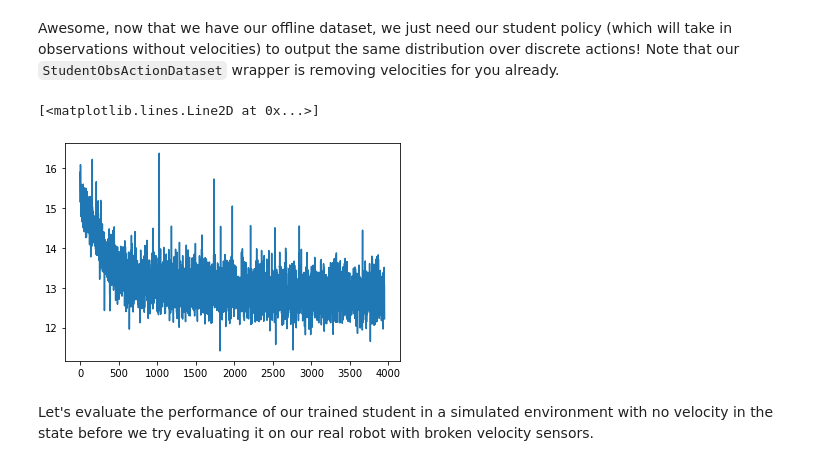
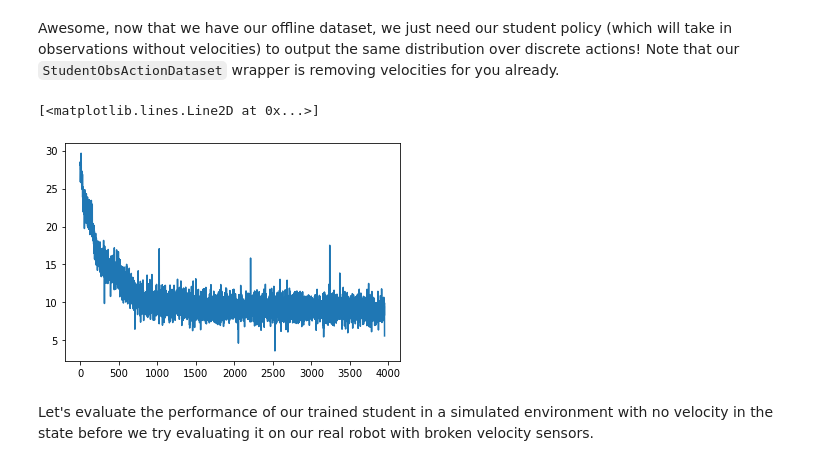
Before and after one commit to LuisCGit/6.484-reinforcement-learning, a Jupyter notebook: sim2real.ipynb, the cells around one changed output. Drawn from its saved outputs; the diff is of its cells as text; code cells hidden in the pictures.

```diff
--- a/sim2real.ipynb
+++ b/sim2real.ipynb
@@ -134,7 +134,7 @@ def train_ppo(env_name='Acrobot-v1', max_steps=100000):
     cfg.alg.eval_interval = 20
 
     cfg.alg.max_steps = max_steps
-    cfg.alg.device = 'cuda' if torch.cuda.is_available() else 'cpu'
+    cfg.alg.device = 'cpu' #'cuda' if torch.cuda.is_available() else
     cfg.alg.env_name = env_name
     cfg.alg.save_dir = Path.cwd().absolute().joinpath('data').as_posix()
     cfg.alg.save_dir += '/' + env_name
@@ -200,5 +200,5 @@ Run the below cell to train a PPO policy in this simulation environment, and rep
 
 ![](https://www.researchgate.net/publication/332779048/figure/fig8/AS:753590863937537@1556681471025/Acrobot-environment.ppm)
 # %%
-agent, save_dir = train_ppo(env_name="Acrobot-v1")
+agent, save_dir = train_ppo(env_name="Acrobot-v1",max_steps=10000)
 # %% [output]
@@ -774,7 +776,7 @@ while step < num_transitions:
     observation = env.reset()
     for i in range(1024):
         stud_dataset['obs'][step,:] = observation
-        observation = torch.tensor(observation).float().cuda()
+        observation = torch.tensor(observation).float()
         dist, _ = teacher_agent.actor.forward(observation)
         stud_dataset['dist_params'][step,:] = np.array(dist.logits.cpu().detach())
         action = teacher_agent.get_action(observation)[0].tolist()
@@ -808,35 +810,36 @@ student = CategoricalPolicy(
 optimizer = torch.optim.Adam(student.parameters(), lr=0.0005)
 max_epochs = 50
 dataloader = torch.utils.data.DataLoader(dset, batch_size=256, shuffle=True)
 criterion = torch.nn.MSELoss()
 
 # train loop
 pbar = tqdm(range(max_epochs), desc='Epoch')
 losses = []
 for iter in pbar:
     avg_loss = []
     for batch_idx, sample in enumerate(dataloader):
         states = sample['state'].float().to(cfg.alg.device)
         expert_logits = sample['dist_params'].float().to(cfg.alg.device)
 
         ### TODO: optimize the student outputs with respect to the data (10 pts)
         student_dist, _ = student(states)
         student_logits = student_dist.logits
         #loss = F.cross_entropy(student_logits, expert_logits)
         L = nn.CrossEntropyLoss()
-        loss =L(student_logits, expert_logits)*-1
+        #loss = L(student_logits, expert_logits)*-1
+        loss = criterion(student_logits,expert_logits)
         optimizer.zero_grad()
         loss.backward()
         optimizer.step()
         ####
 
         pbar.set_postfix({'loss': loss.item()})
         losses.append(loss.item())
 
 plt.plot(losses)
 # %% [output]
 [<matplotlib.lines.Line2D at 0x...>]
-[figure, old version]
+[figure, new version]
 # %% [markdown]
 Let's evaluate the performance of our trained student in a simulated environment with no velocity in the state before we try evaluating it on our real robot with broken velocity sensors.
 # %%
```
Also changed, not shown: parts of 11 cells of this notebook.
